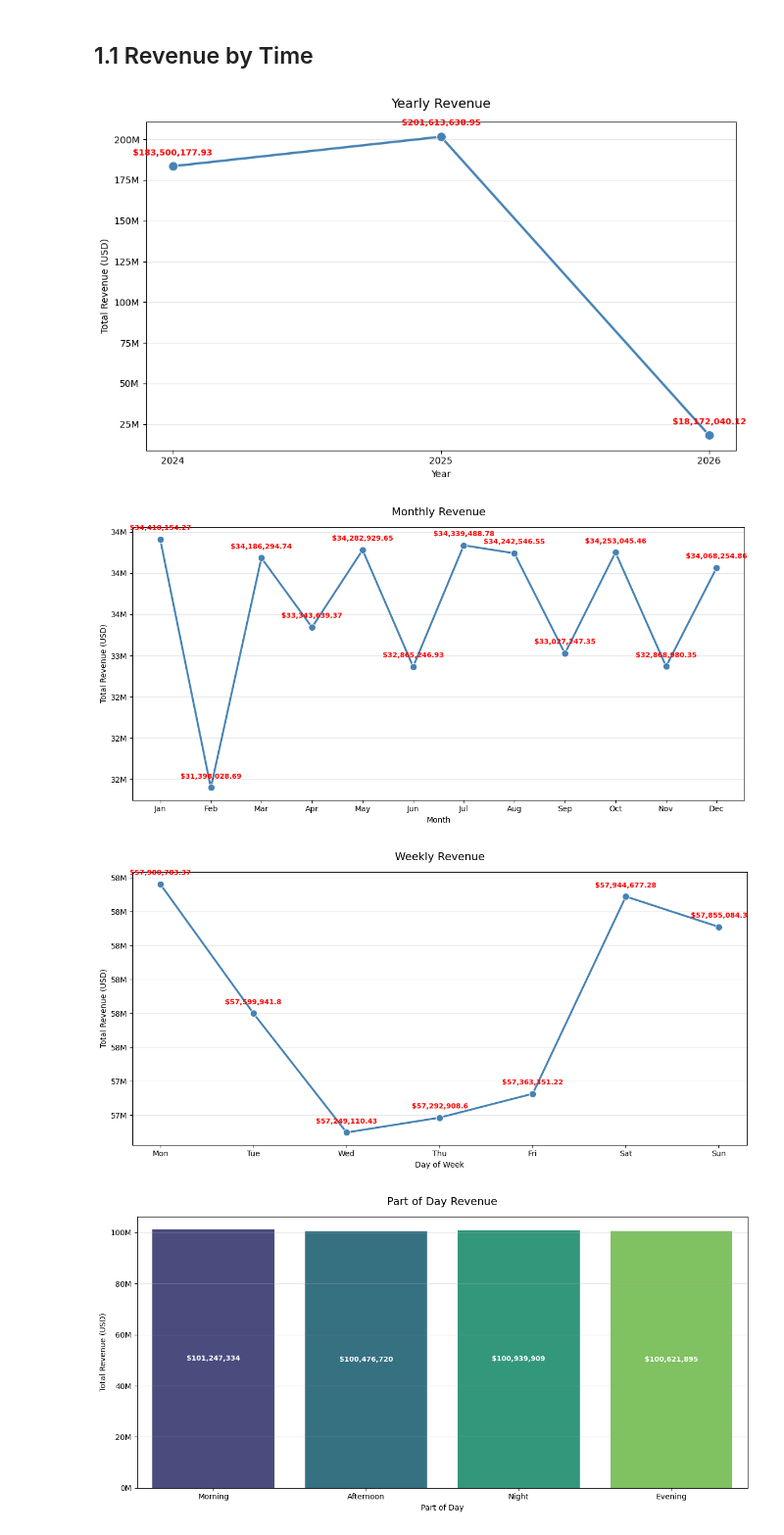
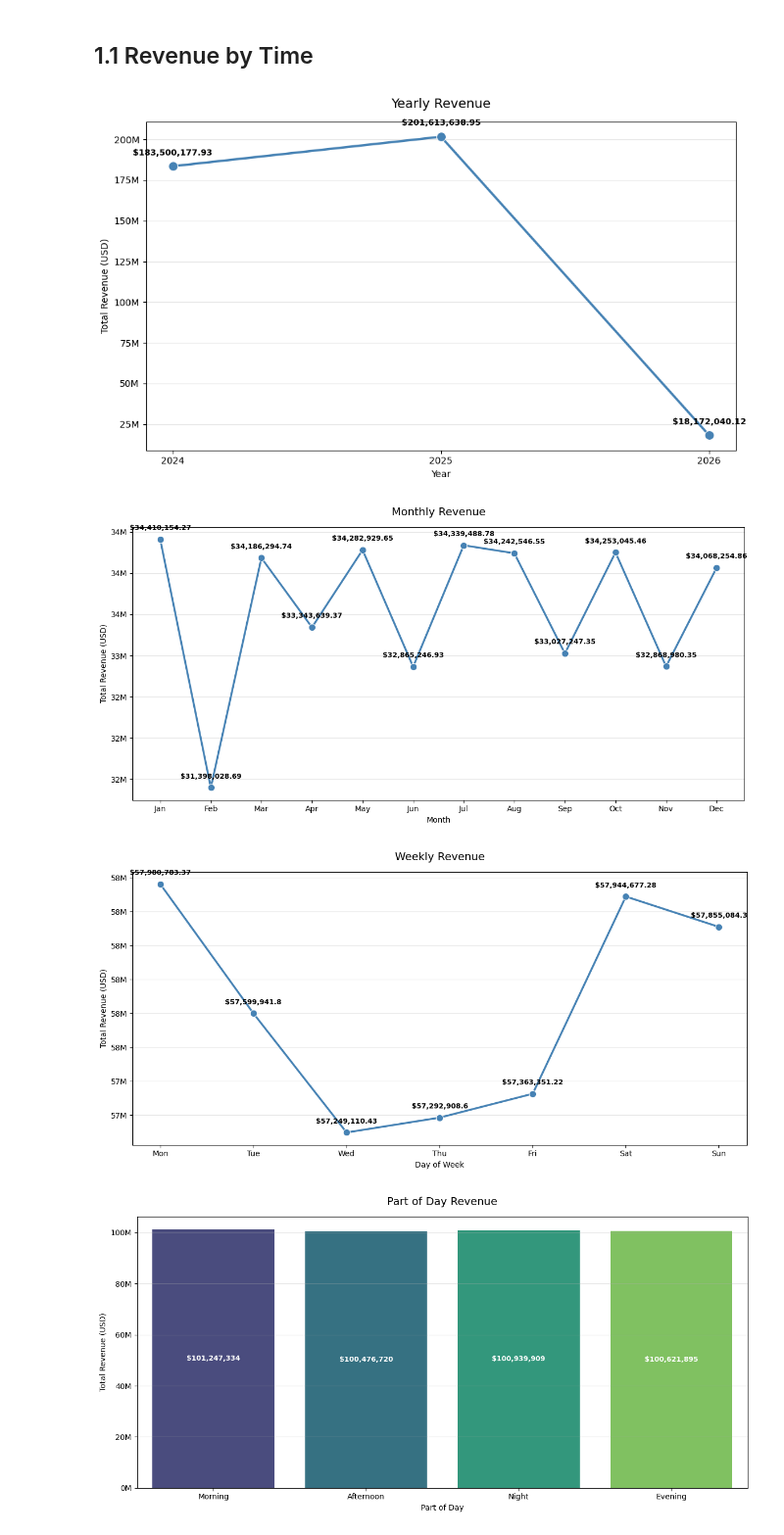
Before and after one commit to judiellegaspina/Ecommerce-EDA-and-Sales-Prediction, a Jupyter notebook: 05_Sales_Analysis.ipynb, the cells around one changed output. Shown at 98% size. Drawn from its saved outputs; the diff is of its cells as text; code cells hidden in the pictures.

Commit message:
change line graph label into black

```diff
--- a/05_Sales_Analysis.ipynb
+++ b/05_Sales_Analysis.ipynb
@@ -61,7 +61,7 @@ for x, y in zip(yearly_revenue['order_year'], yearly_revenue['revenue_usd']):
         ha='center',
         fontsize=9,
         fontweight='bold',
-        color='red'
+        color='black'
     )
 
 plt.title('Yearly Revenue', fontsize=14, pad=15)
@@ -73,7 +73,7 @@ plt.grid(axis='y', alpha=0.3)
 plt.tight_layout()
 plt.show()
 # %% [output]
-[figure, old version]
+[figure, new version]
 # %%
 # 1.1.2 Monthly Revenue
 
@@ -93,35 +93,35 @@ plt.figure(figsize=(12, 6))
 
 ax = sns.lineplot(
     data=monthly_revenue,
     x='order_month',
     y='revenue_usd',
     marker='o',
     markersize=9,
     linewidth=2.5,
     color='steelblue'
 )
 
 for x, y in zip(monthly_revenue['order_month'], monthly_revenue['revenue_usd']):
     ax.annotate(
         f'${y:,}',
         (x, y),
         textcoords='offset points',
         xytext=(0, 12),
         ha='center',
         fontsize=9,
         fontweight='bold',
-        color='red'
+        color='black'
     )
 
 plt.title('Monthly Revenue', fontsize=14, pad=15)
 plt.xlabel('Month')
 plt.ylabel('Total Revenue (USD)')
 plt.gca().yaxis.set_major_formatter(plt.FuncFormatter(lambda x, _: f'{x/1e6:.0f}M'))
 plt.grid(axis='y', alpha=0.3)
 plt.tight_layout()
 plt.show()
 # %% [output]
-[figure, old version]
+[figure, new version]
 # %%
 # 1.1.3 Day of Week Revenue
 
@@ -153,7 +153,7 @@ for x, y in zip(day_of_week_revenue['order_day_of_week'], day_of_week_revenue['r
         ha='center',
         fontsize=9,
         fontweight='bold',
-        color='red'
+        color='black'
     )
 
 plt.title('Weekly Revenue', fontsize=14, pad=15)
@@ -164,7 +164,7 @@ plt.grid(axis='y', alpha=0.3)
 plt.tight_layout()
 plt.show()
 # %% [output]
-[figure, old version]
+[figure, new version]
 # %%
 # 1.1.4 Part of Day Revenue
 
```
Also changed, not shown: parts of 2 cells of this notebook.
